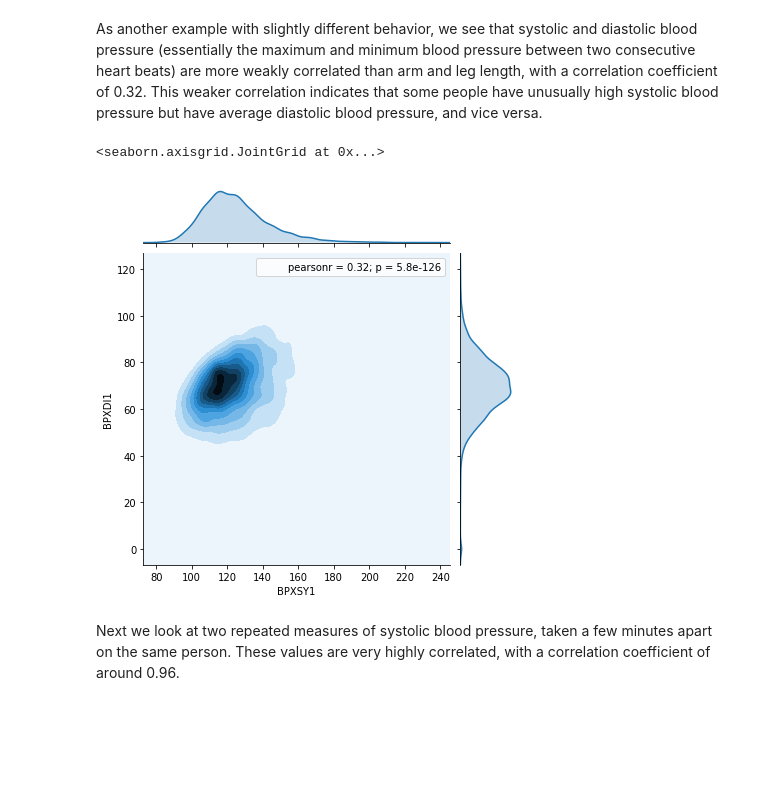
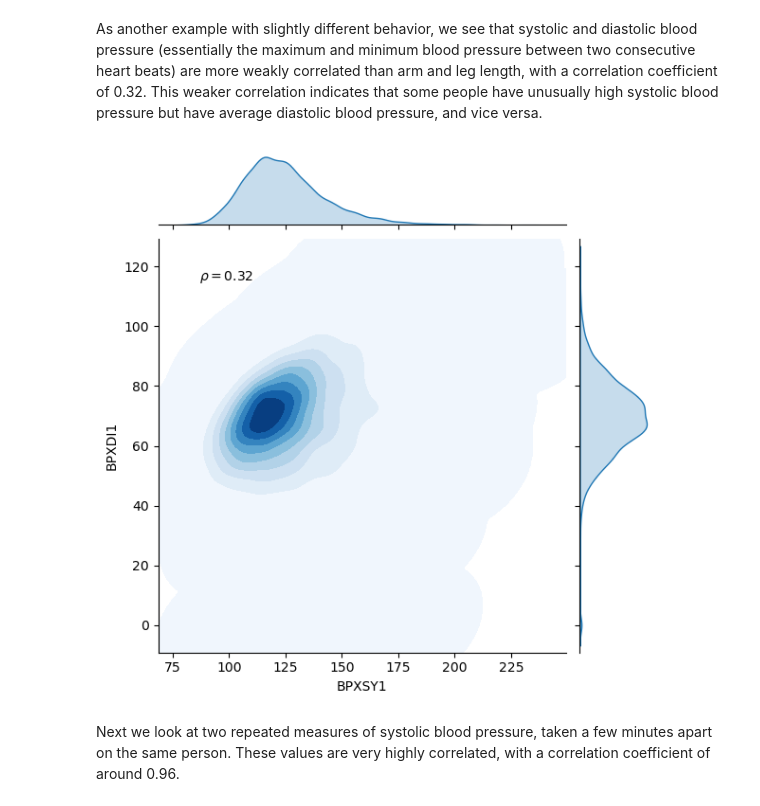
Before and after one commit to elsayedg/Statistics-with-Python-Specialization, a Jupyter notebook: 1_Understanding and Visualizing Data with Python/WEEK 3 - MULTIVARIATE DATA/nhanes_multivariate_analyses.ipynb, the cells around one changed output. Drawn from its saved outputs; the diff is of its cells as text; code cells hidden in the pictures; blank space fills up the shorter version.

```diff
--- a/1_Understanding and Visualizing Data with Python/WEEK 3 - MULTIVARIATE DATA/nhanes_multivariate_analyses.ipynb
+++ b/1_Understanding and Visualizing Data with Python/WEEK 3 - MULTIVARIATE DATA/nhanes_multivariate_analyses.ipynb
@@ -48,10 +53,22 @@ plt.show()
 # %% [markdown]
 As another example with slightly different behavior, we see that systolic and diastolic blood pressure (essentially the maximum and minimum blood pressure between two consecutive heart beats) are more weakly correlated than arm and leg length, with a correlation coefficient of 0.32.  This weaker correlation indicates that some people have unusually high systolic blood pressure but have average diastolic blood pressure, and vice versa.
-# %%
-#ignore deprecation warning message
-sns.jointplot(x="BPXSY1", y="BPXDI1", kind='kde', data=da).annotate(stats.pearsonr)
-# %% [output]
-<seaborn.axisgrid.JointGrid at 0x...>
-[figure, removed]
+# %%
+#ignore deprecation warning message
+# sns.jointplot(x="BPXSY1", y="BPXDI1", kind='kde', data=da).annotate(stats.pearsonr)
+# create plot
+g = sns.jointplot(x="BPXSY1", y="BPXDI1", kind='kde',fill=True, thresh=0 , cmap='Blues', data=da)
+
+# create mask to omit NaN values from pearson calc
+nonan = ~np.logical_or(np.isnan(da.BPXSY1), np.isnan(da.BPXDI1))
+
+# calc pearson value and pvalue
+r, p = stats.pearsonr(da.BPXSY1[nonan], da.BPXDI1[nonan])
+
+# place pearson value
+g.ax_joint.annotate(f'$\\rho = {r:.2f}$', xy=(0.1, 0.9), xycoords='axes fraction')
+
+plt.show()
+# %% [output]
+[figure, added]
 # %% [markdown]
 Next we look at two repeated measures of systolic blood pressure, taken a few minutes apart on the same person.  These values are very highly correlated, with a correlation coefficient of around 0.96.
```
Also changed, not shown: parts of 9 cells of this notebook, 1 other file.
